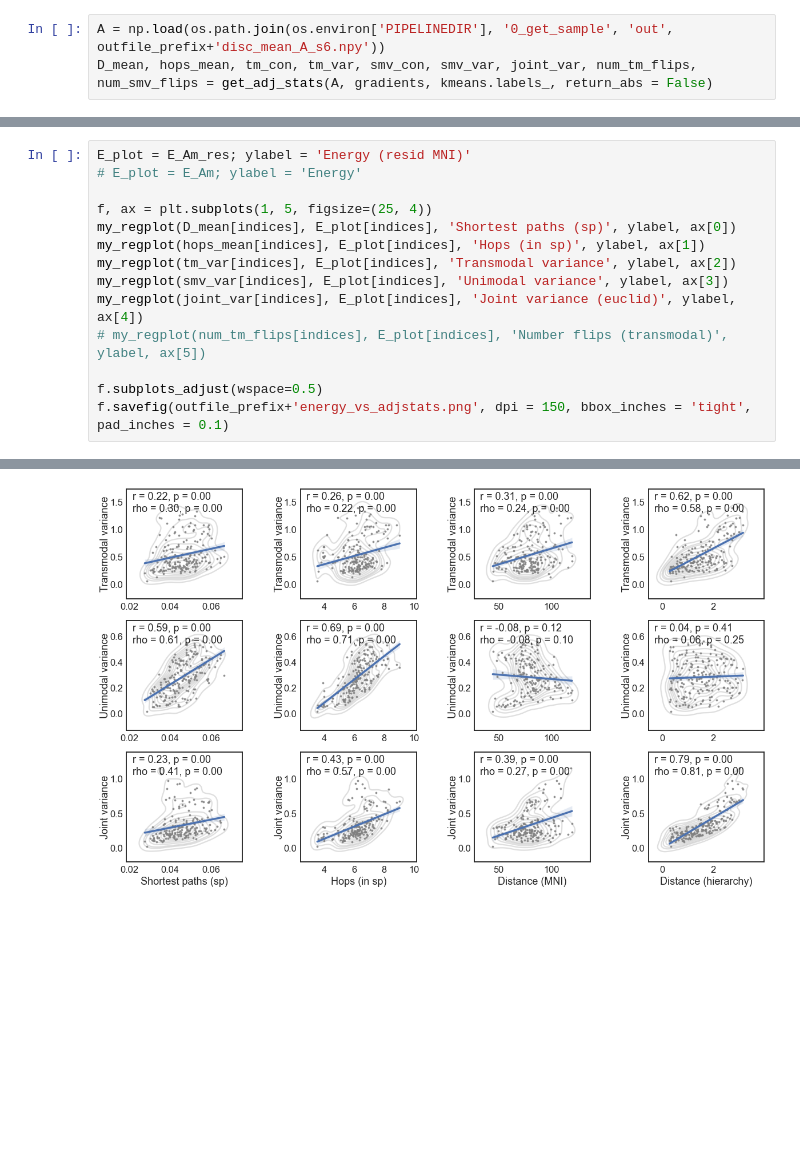
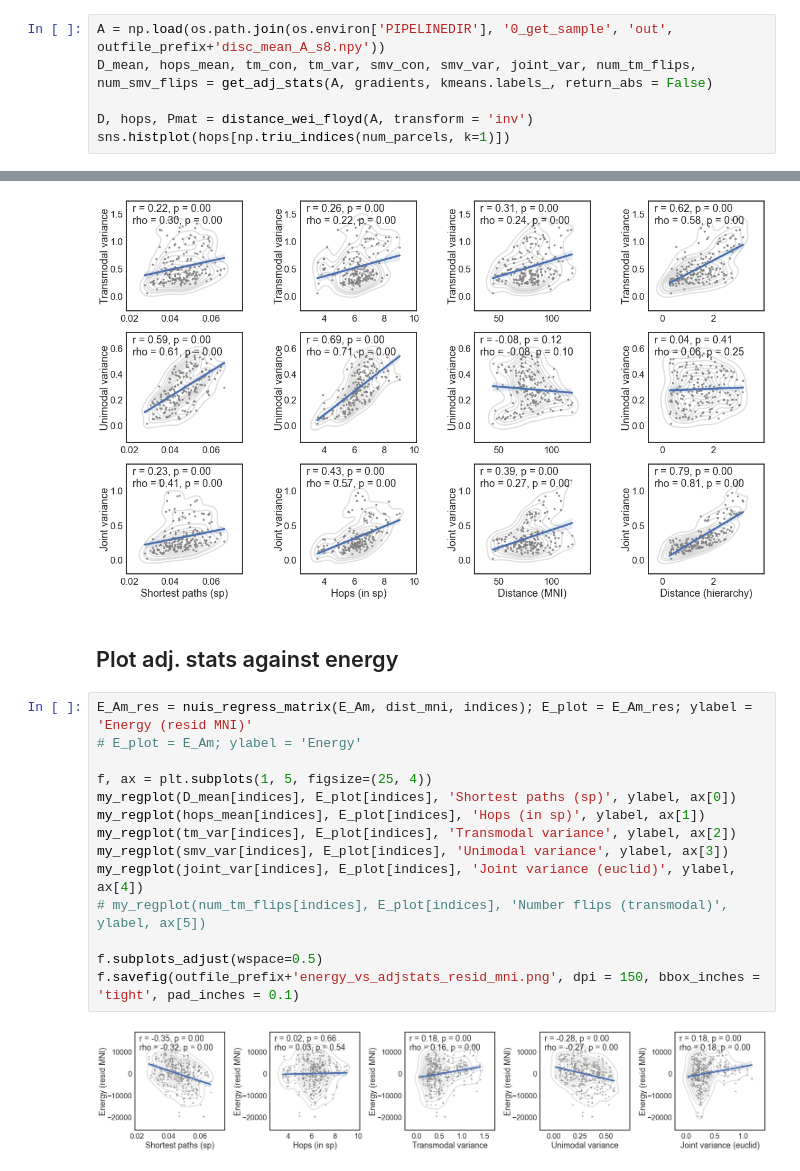
Before and after one commit to lindenmp/nct_hierarchy, a Jupyter notebook: 1_code/results_mean_a.ipynb, the cells around one changed output, grey strips where cells are left out. Drawn from its saved outputs; the diff is of its cells as text; blank space fills up the shorter version.

```diff
--- a/1_code/results_mean_a.ipynb
+++ b/1_code/results_mean_a.ipynb
@@ -167,3 +167,6 @@ f.colorbar(im, ax=ax)
 # %%
-A = np.load(os.path.join(os.environ['PIPELINEDIR'], '0_get_sample', 'out', outfile_prefix+'disc_mean_A_s6.npy'))
+A = np.load(os.path.join(os.environ['PIPELINEDIR'], '0_get_sample', 'out', outfile_prefix+'disc_mean_A_s8.npy'))
 D_mean, hops_mean, tm_con, tm_var, smv_con, smv_var, joint_var, num_tm_flips, num_smv_flips = get_adj_stats(A, gradients, kmeans.labels_, return_abs = False)
+
+D, hops, Pmat = distance_wei_floyd(A, transform = 'inv')
+sns.histplot(hops[np.triu_indices(num_parcels, k=1)])
@@ -286,14 +274,0 @@ f.savefig(outfile_prefix+'random_shortest_paths.png', dpi = 150, bbox_inches = '
-# %%
-E_plot = E_Am_res; ylabel = 'Energy (resid MNI)'
-# E_plot = E_Am; ylabel = 'Energy'
-
-f, ax = plt.subplots(1, 5, figsize=(25, 4))
-my_regplot(D_mean[indices], E_plot[indices], 'Shortest paths (sp)', ylabel, ax[0])
-my_regplot(hops_mean[indices], E_plot[indices], 'Hops (in sp)', ylabel, ax[1])
-my_regplot(tm_var[indices], E_plot[indices], 'Transmodal variance', ylabel, ax[2])
-my_regplot(smv_var[indices], E_plot[indices], 'Unimodal variance', ylabel, ax[3])
-my_regplot(joint_var[indices], E_plot[indices], 'Joint variance (euclid)', ylabel, ax[4])
-# my_regplot(num_tm_flips[indices], E_plot[indices], 'Number flips (transmodal)', ylabel, ax[5])
-
-f.subplots_adjust(wspace=0.5)
-f.savefig(outfile_prefix+'energy_vs_adjstats.png', dpi = 150, bbox_inches = 'tight', pad_inches = 0.1)
@@ -323,3 +298,21 @@ f.subplots_adjust(wspace=0.5)
 f.savefig(outfile_prefix+'variance_vs_adjstats.png', dpi = 150, bbox_inches = 'tight', pad_inches = 0.1)
 # %% [output]
 [figure]
+# %% [markdown]
+## Plot adj. stats against energy
+# %%
+E_Am_res = nuis_regress_matrix(E_Am, dist_mni, indices); E_plot = E_Am_res; ylabel = 'Energy (resid MNI)'
+# E_plot = E_Am; ylabel = 'Energy'
+
+f, ax = plt.subplots(1, 5, figsize=(25, 4))
+my_regplot(D_mean[indices], E_plot[indices], 'Shortest paths (sp)', ylabel, ax[0])
+my_regplot(hops_mean[indices], E_plot[indices], 'Hops (in sp)', ylabel, ax[1])
+my_regplot(tm_var[indices], E_plot[indices], 'Transmodal variance', ylabel, ax[2])
+my_regplot(smv_var[indices], E_plot[indices], 'Unimodal variance', ylabel, ax[3])
+my_regplot(joint_var[indices], E_plot[indices], 'Joint variance (euclid)', ylabel, ax[4])
+# my_regplot(num_tm_flips[indices], E_plot[indices], 'Number flips (transmodal)', ylabel, ax[5])
+
+f.subplots_adjust(wspace=0.5)
+f.savefig(outfile_prefix+'energy_vs_adjstats_resid_mni.png', dpi = 150, bbox_inches = 'tight', pad_inches = 0.1)
+# %% [output]
+[figure, added]
```
Also changed, not shown: parts of 23 cells of this notebook, 1 other file.
